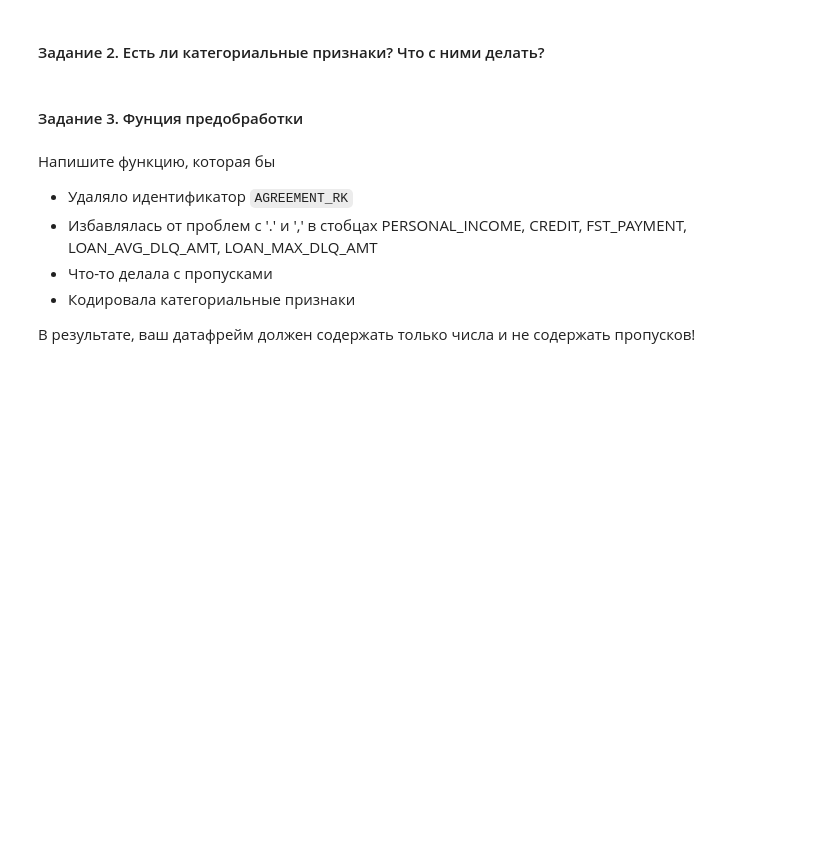
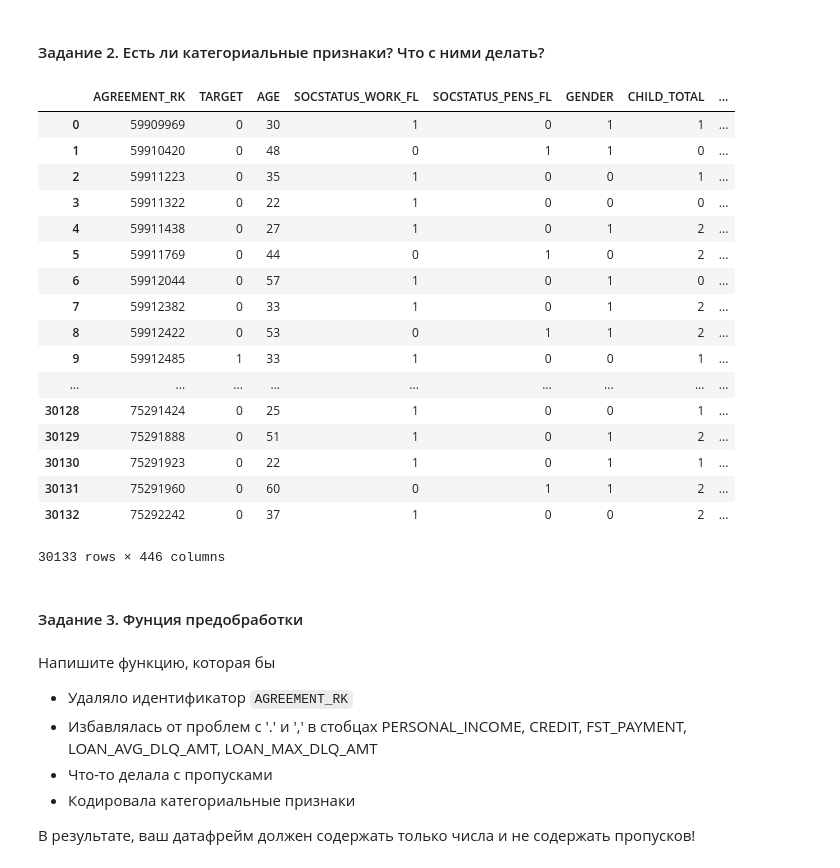
Before and after one commit to sm1ly/sfml, a Jupyter notebook: hw_02/ml-intro-hw.ipynb, the cells around one changed output. Drawn from its saved outputs; the diff is of its cells as text; code cells hidden in the pictures; blank space fills up the shorter version.

```diff
--- a/hw_02/ml-intro-hw.ipynb
+++ b/hw_02/ml-intro-hw.ipynb
@@ -200,4 +160,4 @@ sample                        30133 non-null object
 dtypes: float64(7), int64(32), object(14)
 memory usage: 12.2+ MB
 # %%
-df = pd.get_dummies(df)
+#df = pd.get_dummies(df)
@@ -222,2 +207,24 @@ df.head()
 # %% [markdown]
 #### Задание 2. Есть ли категориальные признаки? Что с ними делать?
+# %%
+# есть, позже приведем к адекватному виду
+df.select_dtypes(exclude=['object']).join(pd.get_dummies(df.select_dtypes(include=['object'])))
+# %% [output]
+|  | AGREEMENT_RK | TARGET | AGE | SOCSTATUS_WORK_FL | SOCSTATUS_PENS_FL | GENDER | CHILD_TOTAL | ... |
+| 0 | 59909969 | 0 | 30 | 1 | 0 | 1 | 1 | ... |
+| 1 | 59910420 | 0 | 48 | 0 | 1 | 1 | 0 | ... |
+| 2 | 59911223 | 0 | 35 | 1 | 0 | 0 | 1 | ... |
+| 3 | 59911322 | 0 | 22 | 1 | 0 | 0 | 0 | ... |
+| 4 | 59911438 | 0 | 27 | 1 | 0 | 1 | 2 | ... |
+| 5 | 59911769 | 0 | 44 | 0 | 1 | 0 | 2 | ... |
+| 6 | 59912044 | 0 | 57 | 1 | 0 | 1 | 0 | ... |
+| 7 | 59912382 | 0 | 33 | 1 | 0 | 1 | 2 | ... |
+| 8 | 59912422 | 0 | 53 | 0 | 1 | 1 | 2 | ... |
+| 9 | 59912485 | 1 | 33 | 1 | 0 | 0 | 1 | ... |
+| ... | ... | ... | ... | ... | ... | ... | ... | ... |
+| 30128 | 75291424 | 0 | 25 | 1 | 0 | 0 | 1 | ... |
+| 30129 | 75291888 | 0 | 51 | 1 | 0 | 1 | 2 | ... |
+| 30130 | 75291923 | 0 | 22 | 1 | 0 | 1 | 1 | ... |
+| 30131 | 75291960 | 0 | 60 | 0 | 1 | 1 | 2 | ... |
+| 30132 | 75292242 | 0 | 37 | 1 | 0 | 0 | 2 | ... |
+30133 rows × 446 columns
```
Also changed, not shown: parts of 18 cells of this notebook, 1 other file.
